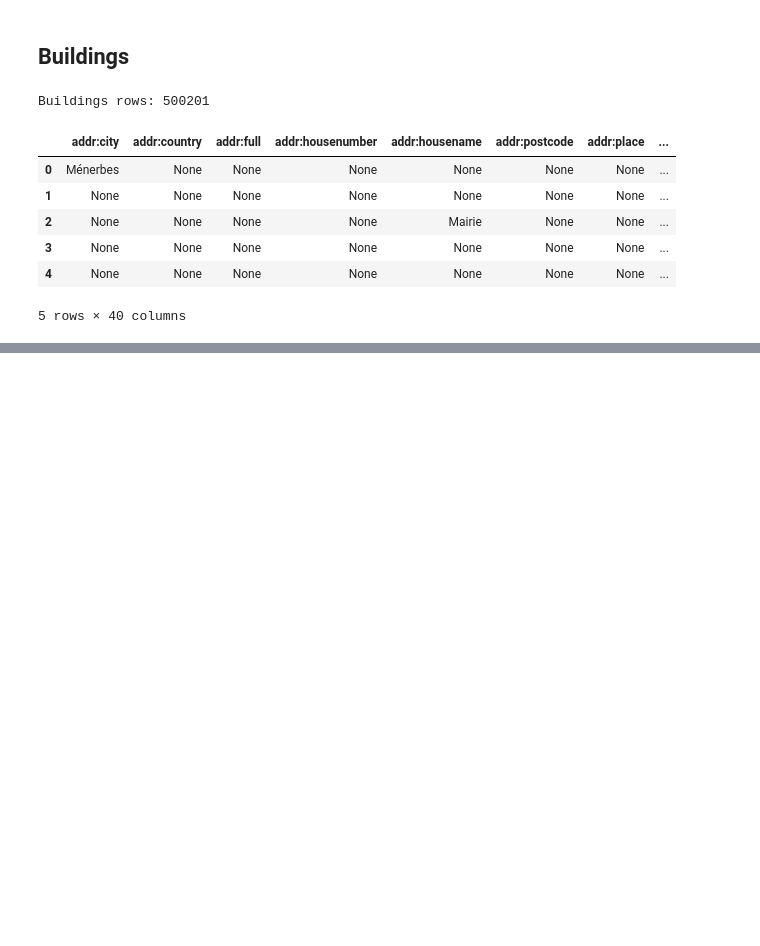
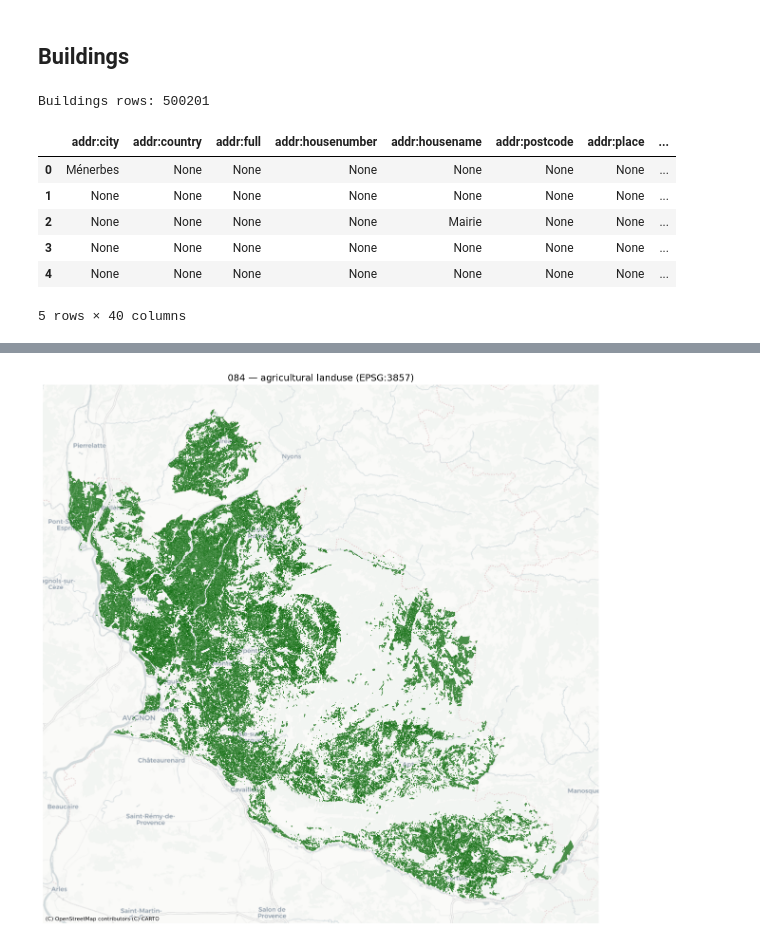
Before and after one commit to Medialoco/c084, a Jupyter notebook: data-analysis-notebooks/c084-250917-v2.ipynb, the cells around one changed output, grey strips where cells are left out. Drawn from its saved outputs; the diff is of its cells as text; code cells hidden in the pictures; blank space fills up the shorter version.

```diff
--- a/data-analysis-notebooks/c084-250917-v2.ipynb
+++ b/data-analysis-notebooks/c084-250917-v2.ipynb
@@ -56,0 +113,20 @@ plt.show()
+# %%
+import matplotlib.pyplot as plt
+import contextily as ctx
+
+if agri is None or agri.empty:
+    raise RuntimeError("No agricultural features to plot")
+
+agri_3857 = agri.to_crs(epsg=3857)
+agri_3857["area_m2"] = agri_3857.area
+agri_3857 = agri_3857[agri_3857["area_m2"] >= 2_000].copy()
+
+fig, ax = plt.subplots(figsize=(12, 12))
+agri_3857.plot(ax=ax, color="darkgreen", edgecolor="darkgreen", linewidth=0.3, alpha=0.7)
+ctx.add_basemap(ax, source=ctx.providers.CartoDB.Positron)
+ax.set_axis_off()
+ax.set_title("084 — agricultural landuse (EPSG:3857)", fontsize=14)
+plt.tight_layout()
+plt.show()
+# %% [output]
+[figure, added]
```
Also changed, not shown: parts of 5 cells of this notebook.
